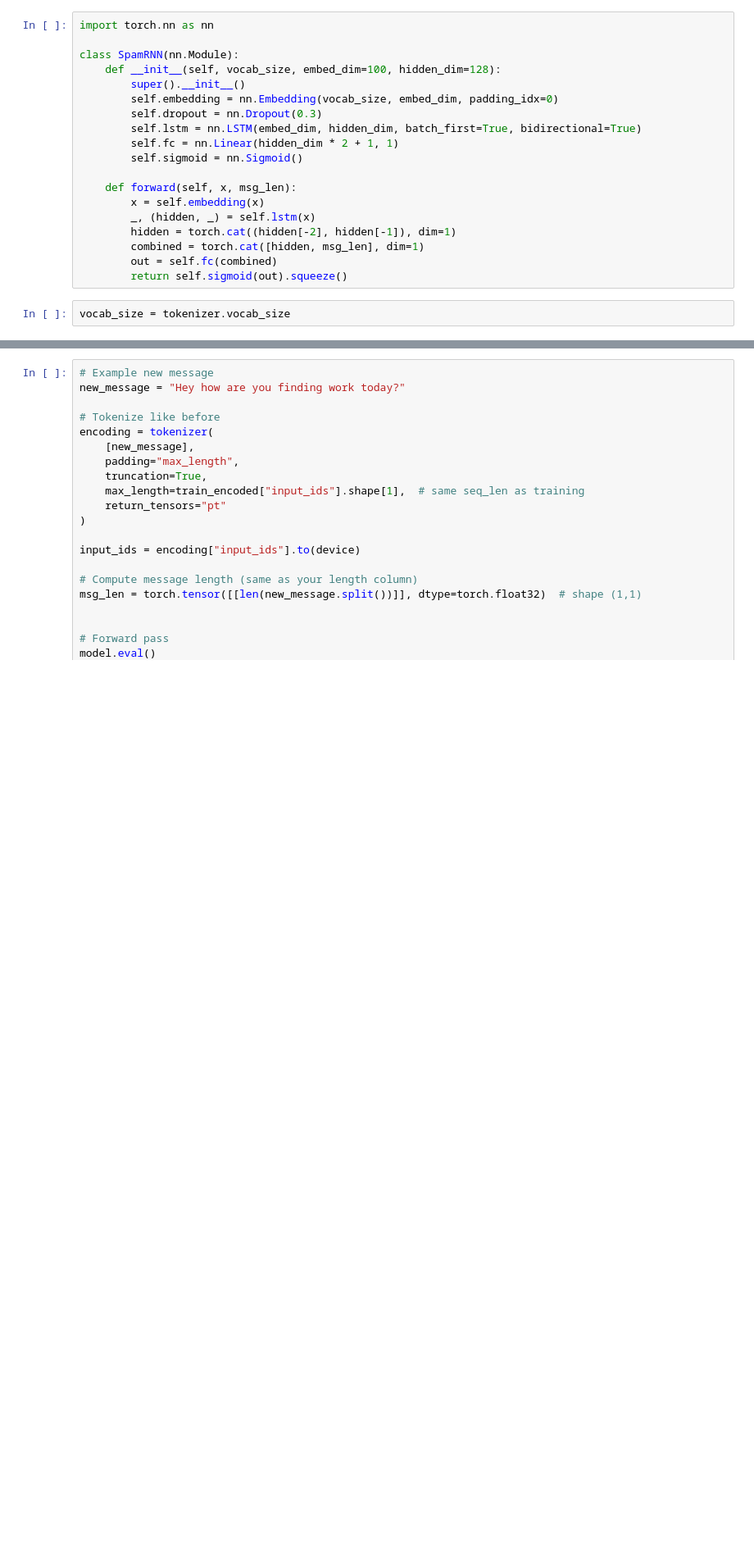
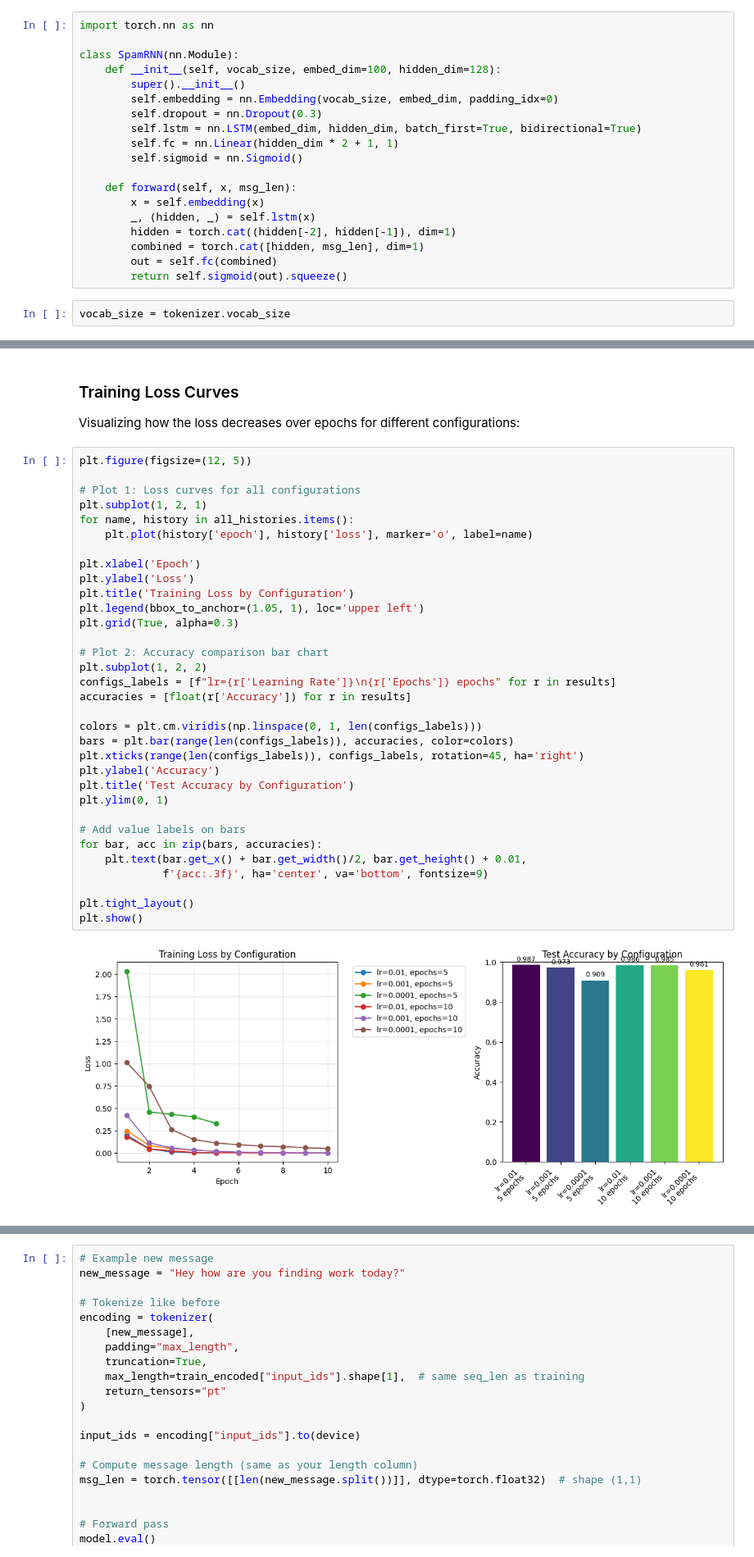
Before and after one commit to dehyju/advanced-ai-cw, a Jupyter notebook: main.ipynb, the cells around one changed output, grey strips where cells are left out. Shown at 82% size. Drawn from its saved outputs; the diff is of its cells as text; blank space fills up the shorter version.

```diff
--- a/main.ipynb
+++ b/main.ipynb
@@ -306,0 +424,39 @@ vocab_size = tokenizer.vocab_size
+# %% [markdown]
+### Training Loss Curves
+
+Visualizing how the loss decreases over epochs for different configurations:
+# %%
+plt.figure(figsize=(12, 5))
+
+# Plot 1: Loss curves for all configurations
+plt.subplot(1, 2, 1)
+for name, history in all_histories.items():
+    plt.plot(history['epoch'], history['loss'], marker='o', label=name)
+
+plt.xlabel('Epoch')
+plt.ylabel('Loss')
+plt.title('Training Loss by Configuration')
+plt.legend(bbox_to_anchor=(1.05, 1), loc='upper left')
+plt.grid(True, alpha=0.3)
+
+# Plot 2: Accuracy comparison bar chart
+plt.subplot(1, 2, 2)
+configs_labels = [f"lr={r['Learning Rate']}\n{r['Epochs']} epochs" for r in results]
+accuracies = [float(r['Accuracy']) for r in results]
+
+colors = plt.cm.viridis(np.linspace(0, 1, len(configs_labels)))
+bars = plt.bar(range(len(configs_labels)), accuracies, color=colors)
+plt.xticks(range(len(configs_labels)), configs_labels, rotation=45, ha='right')
+plt.ylabel('Accuracy')
+plt.title('Test Accuracy by Configuration')
+plt.ylim(0, 1)
+
+# Add value labels on bars
+for bar, acc in zip(bars, accuracies):
+    plt.text(bar.get_x() + bar.get_width()/2, bar.get_height() + 0.01,
+             f'{acc:.3f}', ha='center', va='bottom', fontsize=9)
+
+plt.tight_layout()
+plt.show()
+# %% [output]
+[figure, added]
```
Also changed, not shown: parts of 10 cells of this notebook.
